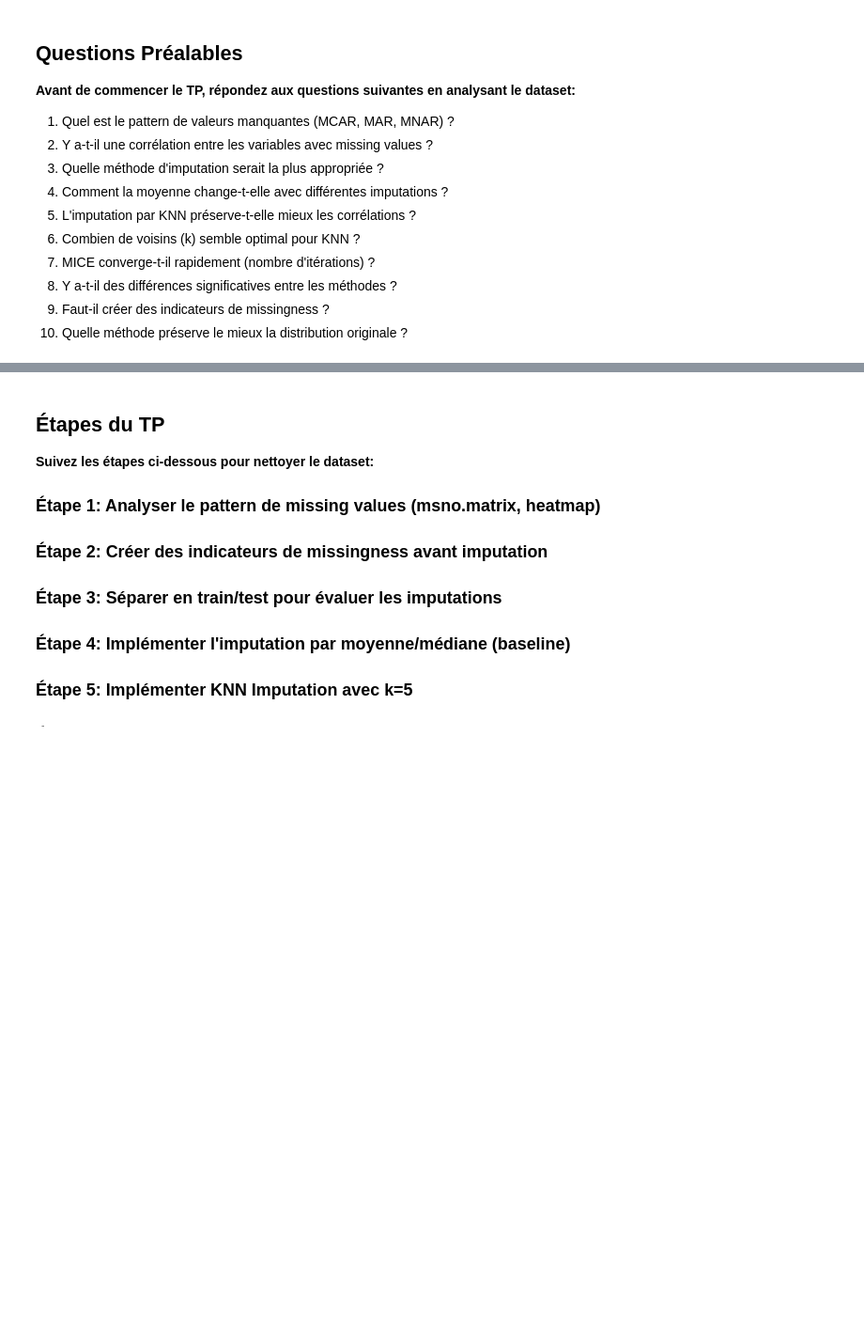
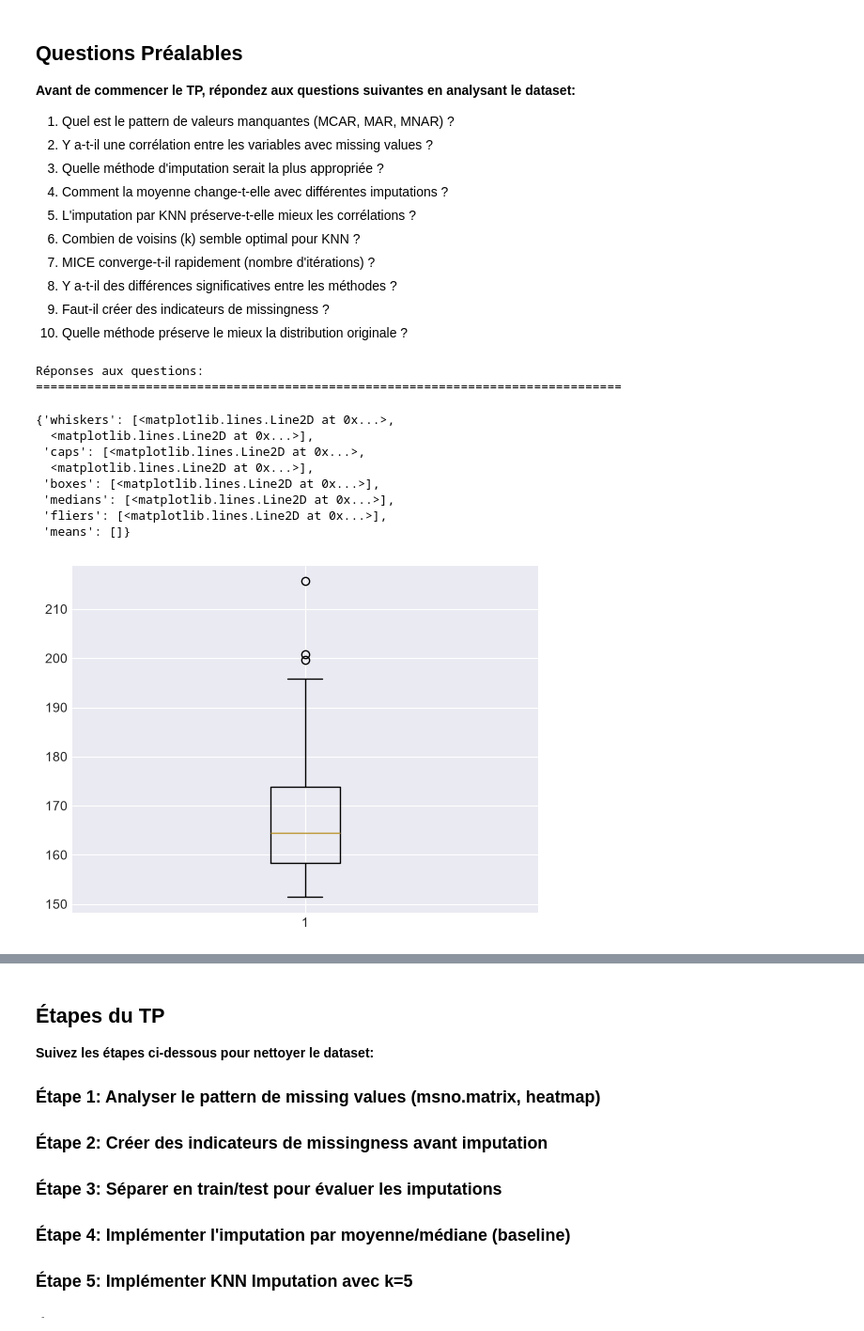
Before and after one commit to FredericPerret/Exercices, a Jupyter notebook: DataCleansing/TP5_Data_Cleansing_TP5.ipynb, the cells around one changed output, grey strips where cells are left out. Shown at 94% size. Saved outputs shown, nothing was run; the diff lists cells and outputs as text; code cells hidden in the pictures; blank space fills up the shorter version.

```diff
--- a/DataCleansing/TP5_Data_Cleansing_TP5.ipynb
+++ b/DataCleansing/TP5_Data_Cleansing_TP5.ipynb
@@ -35,7 +37,7 @@ print(" Bibliothèques importées avec succès!")
 ## Import du Dataset
 # %%
 # Charger le dataset
-df = pd.read_csv('housing_missing.csv')
+df = pd.read_csv('data/housing_missing.csv')
 
 # Afficher les informations de base
 print(f"📏 Dimensions: {df.shape[0]} lignes × {df.shape[1]} colonnes")
@@ -97,0 +122,42 @@ print("="*80)
+# %%
+#  Cellule pour vos réponses et analyses
+# Utilisez cette cellule pour explorer les données et répondre aux questions
+# Exemple d'analyses:
+# df.describe()
+# df['colonne'].value_counts()
+# df.isnull().sum()
+# etc.
+
+
+print("Réponses aux questions:")
+print("="*80)
+print("Question 1 :")
+print(" * les prix ne sont pas déclarés pour les surfaces les plus importantes, sans doute les prix les plus élevés")
+print(" * idem pour le nombre de chambres")
+print(" * idem pour le nombre de garages")
+print("Le pattern est donc plutôt MAR")
+print("Question 2 :")
+print(" * dans en gros 1/3 des cas, une valeur manquante est associée à une autre, alors que ces lignes correspondent à 1/15 du global")
+print("  => il est donc 5 fois plus probable d'avoir une seconde valeur manquante lorsqu'il y en a déjà une")
+print("Question 3 :")
+print(" * il n'existe pas de régression linéaire entre surface et prix ou nombre de chambres ou nombre de garages")
+print(" * remplacer les valeurs manquantes par une moyenne ou même une médiane n'a pas de sens dans ce contexte très diversifié")
+print(" * la moins mauvaise solution semble être celle qui se base sur des données voisines, autrement dit la méthode KNN")
+print("Question 4 :")
+
+# Écrivez vos réponses ici
+# %% [output]
+Réponses aux questions:
+================================================================================
+# %%
+plt.boxplot(df[df.price.isna()]["size"])
+# %% [output]
+{'whiskers': [<matplotlib.lines.Line2D at 0x...>,
+  <matplotlib.lines.Line2D at 0x...>],
+ 'caps': [<matplotlib.lines.Line2D at 0x...>,
+  <matplotlib.lines.Line2D at 0x...>],
+ 'boxes': [<matplotlib.lines.Line2D at 0x...>],
+ 'medians': [<matplotlib.lines.Line2D at 0x...>],
+ 'fliers': [<matplotlib.lines.Line2D at 0x...>],
+ 'means': []}
+[figure, added]
```
Also changed, not shown: parts of 25 cells of this notebook.
